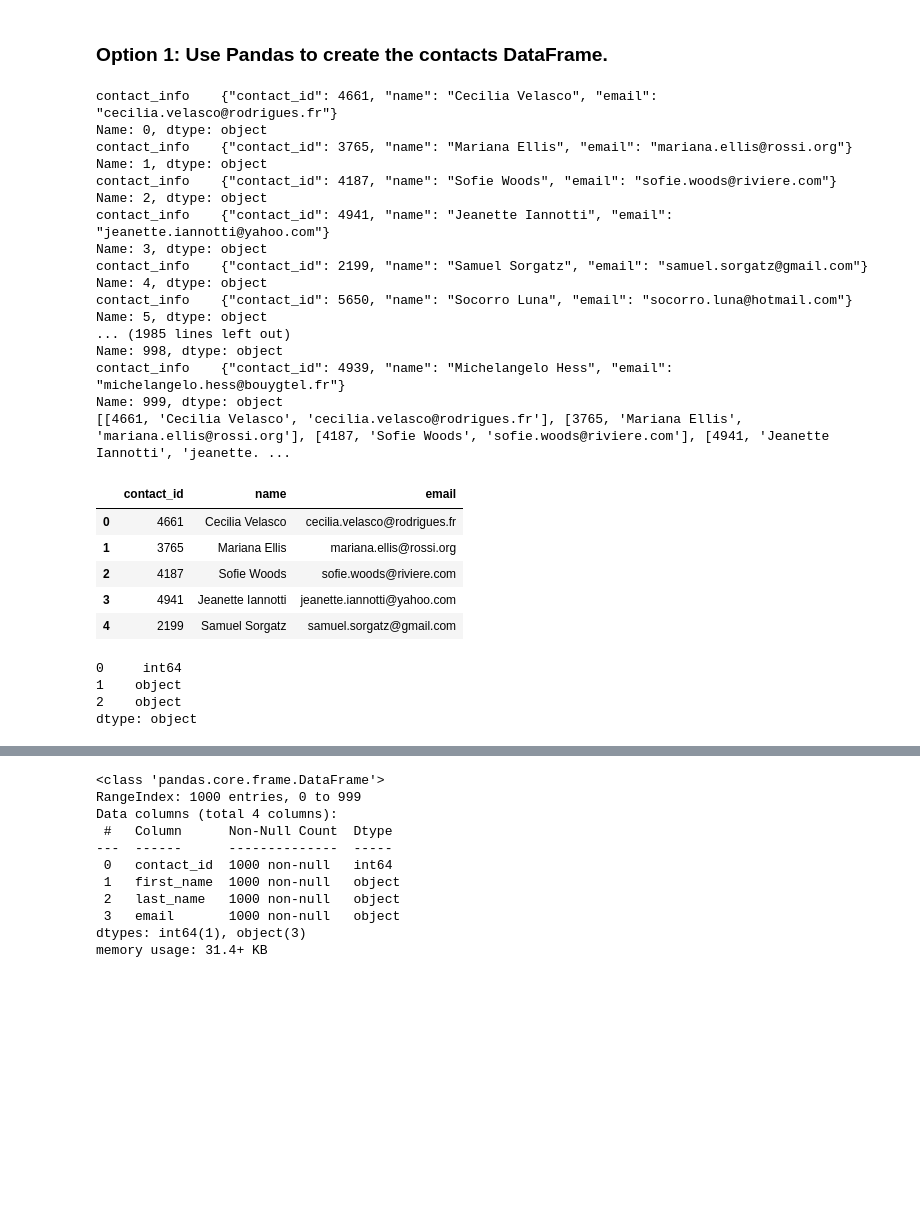
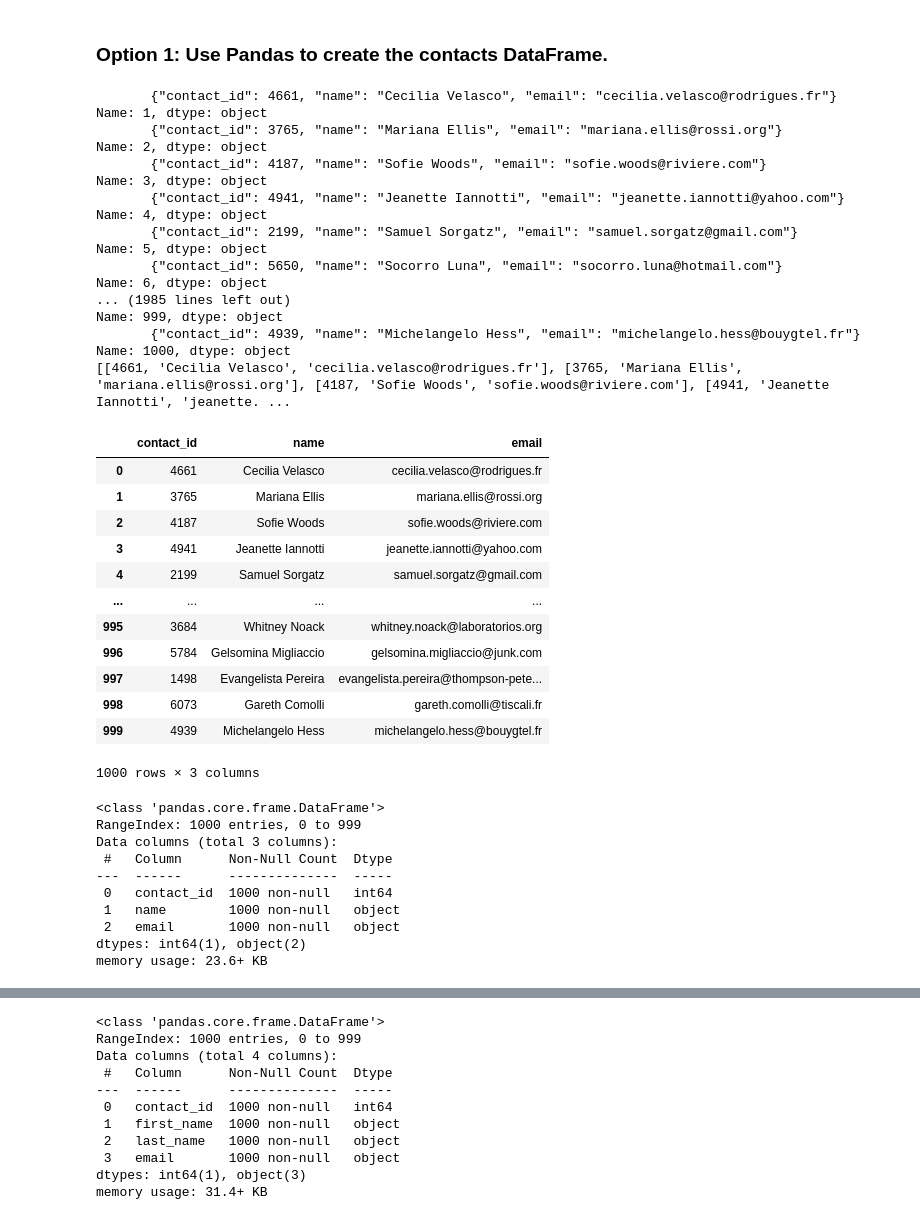
Before and after one commit to santiagoldv/Crowdfunding_ETL, a Jupyter notebook: ETL_Mini_Project_SEscobedo_SLey.ipynb, the cells around one changed output, grey strips where cells are left out. Drawn from its saved outputs; the diff is of its cells as text; code cells hidden in the pictures; blank space fills up the shorter version.

```diff
--- a/ETL_Mini_Project_SEscobedo_SLey.ipynb
+++ b/ETL_Mini_Project_SEscobedo_SLey.ipynb
@@ -377,7 +377,12 @@ Then export the DataFrame as a `contacts.csv` CSV file.
 import json
 dict_values = []
 
+x=0
+
 for i, row in contact_info_df.iterrows():
+    if x == 0:
+        x=1
+        continue
     data = row[0]
     print(row)
     converted_data = json.loads(data)
@@ -387,44 +392,57 @@ for i, row in contact_info_df.iterrows():
 # Print out the list of values for each row.
 print(dict_values)
 # %% [output]
-contact_info    {"contact_id": 4661, "name": "Cecilia Velasco", "email": "cecilia.velasco@rodrigues.fr"}
-Name: 0, dtype: object
-contact_info    {"contact_id": 3765, "name": "Mariana Ellis", "email": "mariana.ellis@rossi.org"}
+       {"contact_id": 4661, "name": "Cecilia Velasco", "email": "cecilia.velasco@rodrigues.fr"}
 Name: 1, dtype: object
-contact_info    {"contact_id": 4187, "name": "Sofie Woods", "email": "sofie.woods@riviere.com"}
+       {"contact_id": 3765, "name": "Mariana Ellis", "email": "mariana.ellis@rossi.org"}
 Name: 2, dtype: object
-contact_info    {"contact_id": 4941, "name": "Jeanette Iannotti", "email": "jeanette.iannotti@yahoo.com"}
+       {"contact_id": 4187, "name": "Sofie Woods", "email": "sofie.woods@riviere.com"}
 Name: 3, dtype: object
-contact_info    {"contact_id": 2199, "name": "Samuel Sorgatz", "email": "samuel.sorgatz@gmail.com"}
+       {"contact_id": 4941, "name": "Jeanette Iannotti", "email": "jeanette.iannotti@yahoo.com"}
 Name: 4, dtype: object
-contact_info    {"contact_id": 5650, "name": "Socorro Luna", "email": "socorro.luna@hotmail.com"}
+       {"contact_id": 2199, "name": "Samuel Sorgatz", "email": "samuel.sorgatz@gmail.com"}
 Name: 5, dtype: object
+       {"contact_id": 5650, "name": "Socorro Luna", "email": "socorro.luna@hotmail.com"}
+Name: 6, dtype: object
 ... (1985 lines left out)
-Name: 998, dtype: object
-contact_info    {"contact_id": 4939, "name": "Michelangelo Hess", "email": "michelangelo.hess@bouygtel.fr"}
 Name: 999, dtype: object
+       {"contact_id": 4939, "name": "Michelangelo Hess", "email": "michelangelo.hess@bouygtel.fr"}
+Name: 1000, dtype: object
 [[4661, 'Cecilia Velasco', 'cecilia.velasco@rodrigues.fr'], [3765, 'Mariana Ellis', 'mariana.ellis@rossi.org'], [4187, 'Sofie Woods', 'sofie.woods@riviere.com'], [4941, 'Jeanette Iannotti', 'jeanette. ...
 # %%
 # Create a contact_info DataFrame and add each list of values, i.e., each row
 # to the 'contact_id', 'name', 'email' columns.
 
-contact_info = pd.DataFrame(dict_values)
+contact_info = pd.DataFrame(dict_values, columns=["contact_id", "name", "email"])
 contact_info
 # %% [output]
 |  | contact_id | name | email |
 | 0 | 4661 | Cecilia Velasco | cecilia.velasco@rodrigues.fr |
 | 1 | 3765 | Mariana Ellis | mariana.ellis@rossi.org |
 | 2 | 4187 | Sofie Woods | sofie.woods@riviere.com |
 | 3 | 4941 | Jeanette Iannotti | jeanette.iannotti@yahoo.com |
 | 4 | 2199 | Samuel Sorgatz | samuel.sorgatz@gmail.com |
+| ... | ... | ... | ... |
+| 995 | 3684 | Whitney Noack | whitney.noack@laboratorios.org |
+| 996 | 5784 | Gelsomina Migliaccio | gelsomina.migliaccio@junk.com |
+| 997 | 1498 | Evangelista Pereira | evangelista.pereira@thompson-pete... |
+| 998 | 6073 | Gareth Comolli | gareth.comolli@tiscali.fr |
+| 999 | 4939 | Michelangelo Hess | michelangelo.hess@bouygtel.fr |
+1000 rows × 3 columns
 # %%
 # Check the datatypes.
-contact_info.dtypes
+contact_info.info()
 # %% [output]
-0     int64
-1    object
-2    object
-dtype: object
+<class 'pandas.core.frame.DataFrame'>
+RangeIndex: 1000 entries, 0 to 999
+Data columns (total 3 columns):
+ #   Column      Non-Null Count  Dtype
+---  ------      --------------  -----
+ 0   contact_id  1000 non-null   int64
+ 1   name        1000 non-null   object
+ 2   email       1000 non-null   object
+dtypes: int64(1), object(2)
+memory usage: 23.6+ KB
 # %%
 # Create a "first"name" and "last_name" column with the first and last names from the "name" column.
 
```
Also changed, not shown: parts of 4 cells of this notebook, 1 other file.
